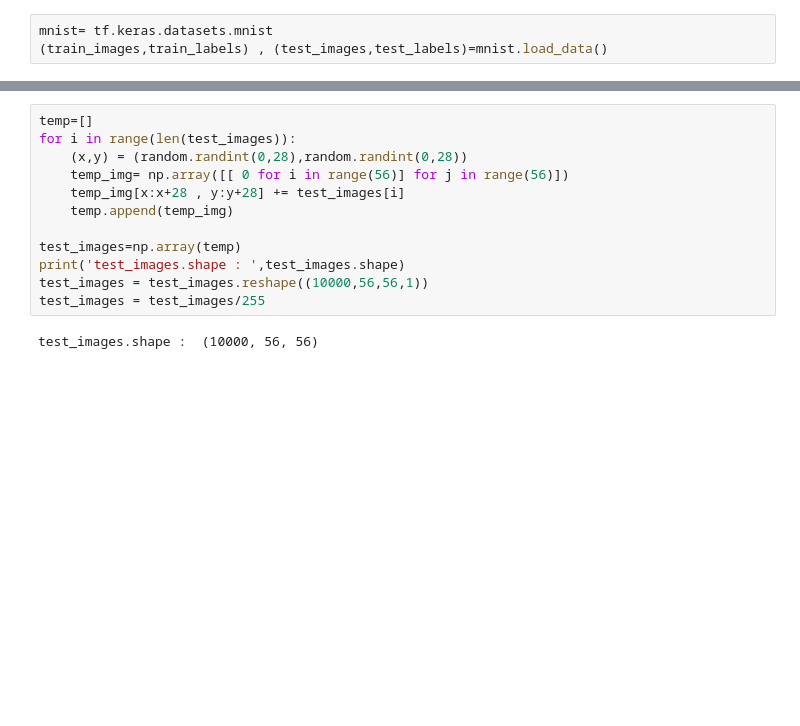
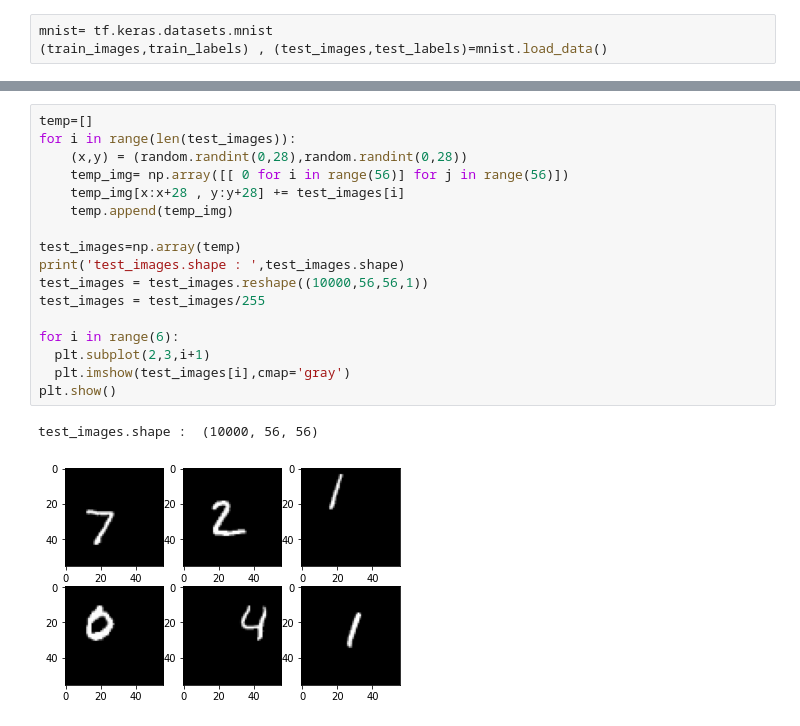
Before and after one commit to koulumang/CSU-CS510, a Jupyter notebook: Number Detection/SimpleNN/SimpleNN_T3.ipynb, the cells around one changed output, grey strips where cells are left out. Saved outputs shown, nothing was run; the diff lists cells and outputs as text; blank space fills up the shorter version.

```diff
--- a/Number Detection/SimpleNN/SimpleNN_T3.ipynb
+++ b/Number Detection/SimpleNN/SimpleNN_T3.ipynb
@@ -30,17 +32,23 @@ train_images.shape :  (60000, 56, 56)
 # %%
 temp=[]
 for i in range(len(test_images)):
     (x,y) = (random.randint(0,28),random.randint(0,28))
     temp_img= np.array([[ 0 for i in range(56)] for j in range(56)])
     temp_img[x:x+28 , y:y+28] += test_images[i]
     temp.append(temp_img)
 
 test_images=np.array(temp)
 print('test_images.shape : ',test_images.shape)
 test_images = test_images.reshape((10000,56,56,1))
 test_images = test_images/255
+
+for i in range(6):
+  plt.subplot(2,3,i+1)
+  plt.imshow(test_images[i],cmap='gray')
+plt.show()
 # %% [output]
 test_images.shape :  (10000, 56, 56)
+[figure, added]
 # %%
 model= tf.keras.Sequential()
 model.add(tf.keras.layers.Flatten(input_shape=(56,56,1)))
```
Also changed, not shown: parts of 7 cells of this notebook, 4 other files.
